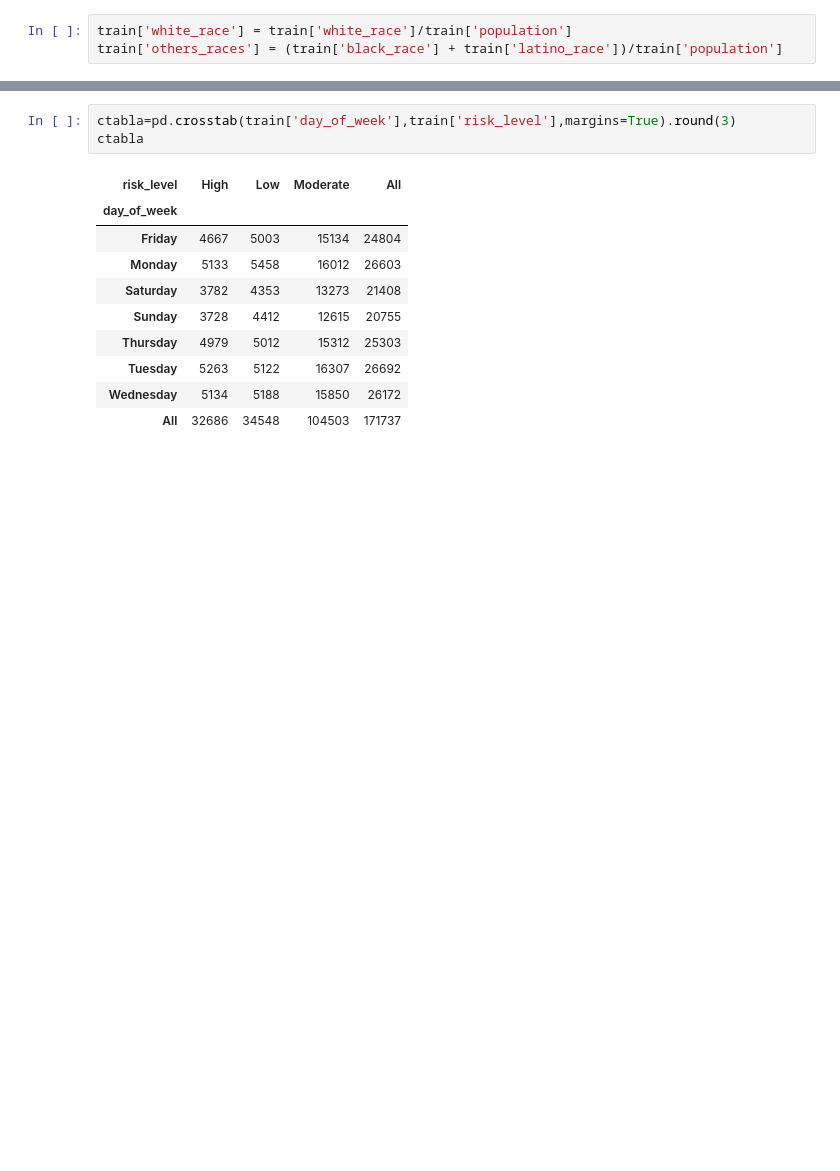
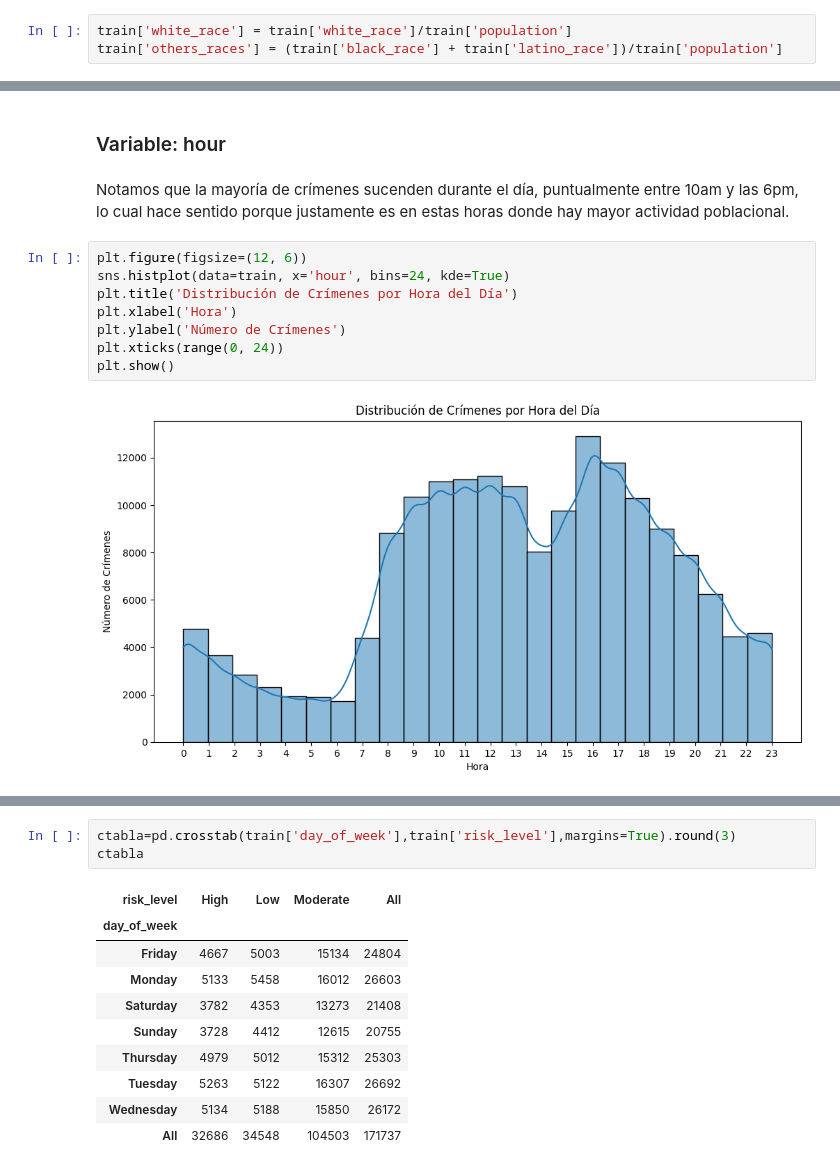
Before and after one commit to dnunez29/Trabajo-Final-Graduacion, a Jupyter notebook: Scripts/TFM_DanielNunezVargas_Modelo.ipynb, the cells around one changed output, grey strips where cells are left out. Drawn from its saved outputs; the diff is of its cells as text; blank space fills up the shorter version.

```diff
--- a/Scripts/TFM_DanielNunezVargas_Modelo.ipynb
+++ b/Scripts/TFM_DanielNunezVargas_Modelo.ipynb
@@ -639,0 +645,14 @@ sns.boxplot(x="time_of_day", y="risk_score", data=train)
+# %% [markdown]
+### Variable: hour
+# %% [markdown]
+Notamos que la mayoría de crímenes sucenden durante el día, puntualmente entre 10am y las 6pm, lo cual hace sentido porque justamente es en estas horas donde hay mayor actividad poblacional.
+# %%
+plt.figure(figsize=(12, 6))
+sns.histplot(data=train, x='hour', bins=24, kde=True)
+plt.title('Distribución de Crímenes por Hora del Día')
+plt.xlabel('Hora')
+plt.ylabel('Número de Crímenes')
+plt.xticks(range(0, 24))
+plt.show()
+# %% [output]
+[figure, added]
```
Also changed, not shown: parts of 83 cells of this notebook, 1 other file.
